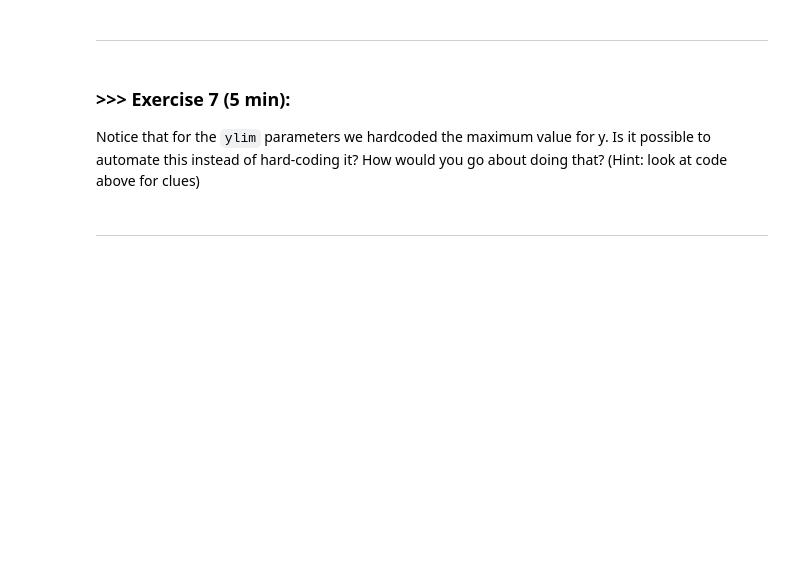
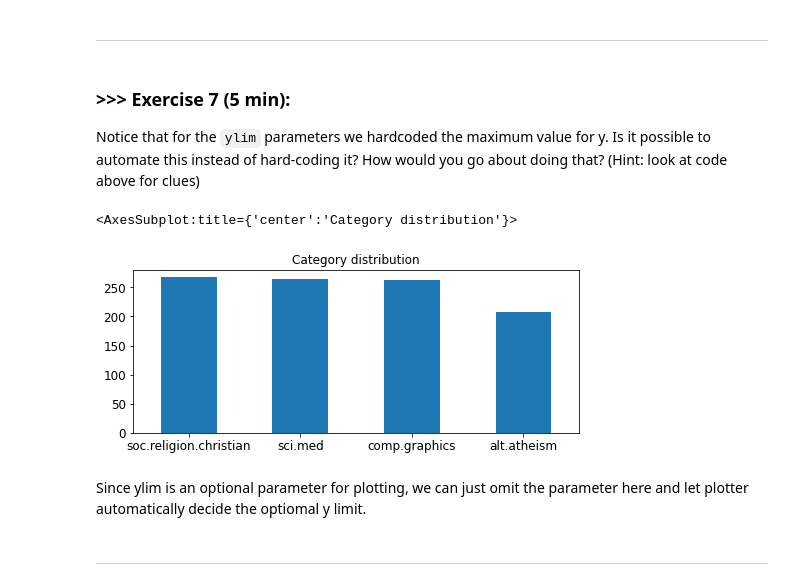
Before and after one commit to jerry855202/DM2020-Lab1-Master, a Jupyter notebook: DM2020-Lab1-Master.ipynb, the cells around one changed output. Cells and saved outputs as stored; diff of their text form; code cells hidden in the pictures; blank space fills up the shorter version.

```diff
--- a/DM2020-Lab1-Master.ipynb
+++ b/DM2020-Lab1-Master.ipynb
@@ -729,7 +740,15 @@ Notice that for the `ylim` parameters we hardcoded the maximum value for y. Is i
 # %%
 # Answer here
 
 # plot barchart for X_sample
+X_sample.category_name.value_counts().plot(kind = 'bar',
+                                           title = 'Category distribution',
+                                           rot = 0, fontsize = 12, figsize = (8,3))
+# %% [output]
+<AxesSubplot:title={'center':'Category distribution'}>
+[figure, added]
+# %% [markdown]
+Since ylim is an optional parameter for plotting, we can just omit the parameter here and let plotter automatically decide the optiomal y limit.
 # %% [markdown]
 ---
 # %% [markdown]
```
Also changed, not shown: parts of 15 cells of this notebook.
